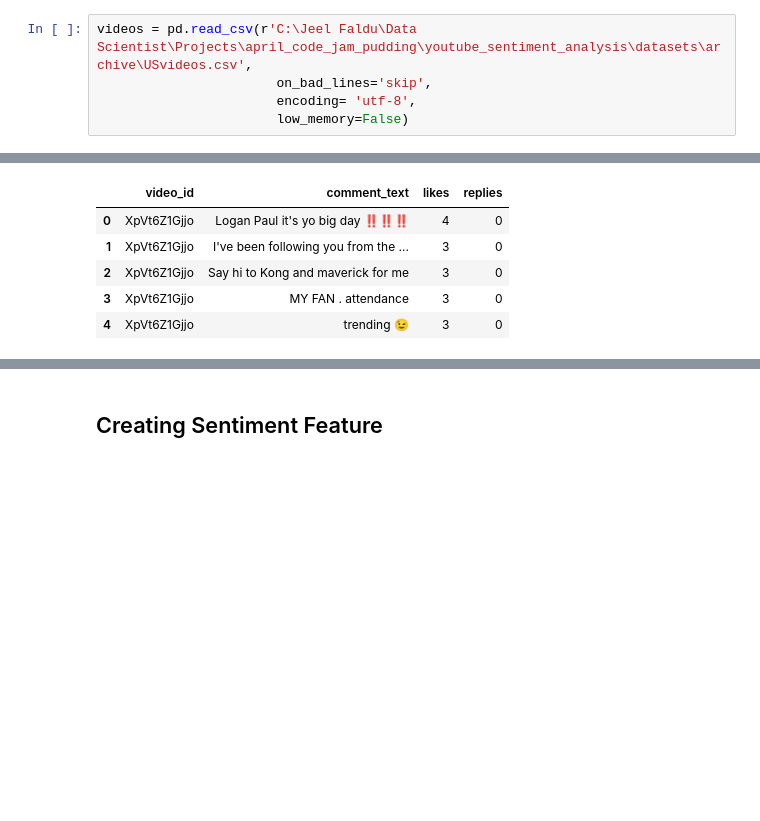
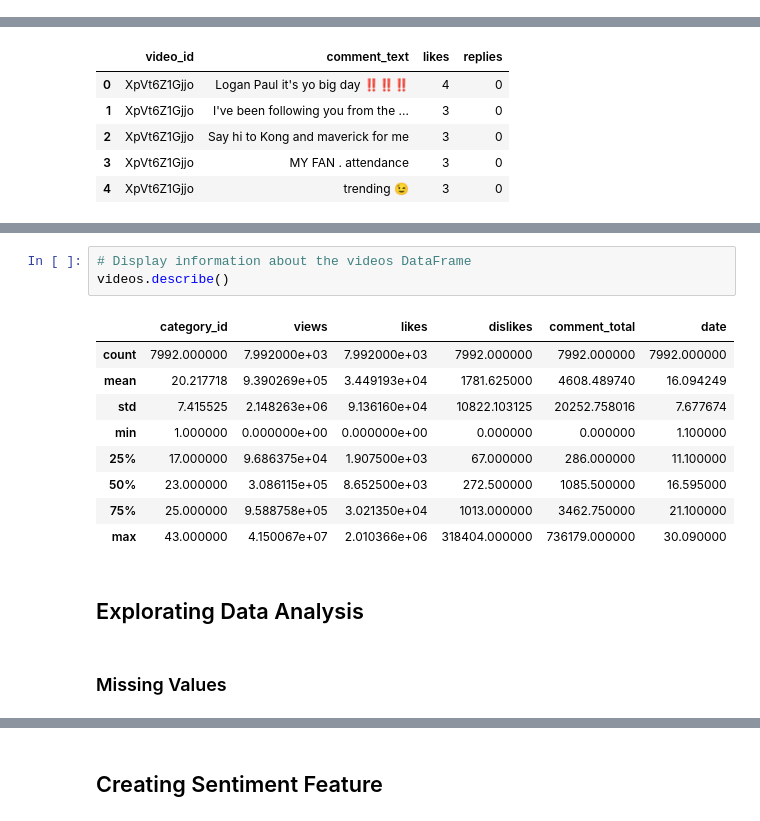
Before and after one commit to betanight/youtube_sentiment_analysis, a Jupyter notebook: notebooks/eda_sda_analysis_jeel.ipynb, the cells around one changed output, grey strips where cells are left out. Cells and saved outputs as stored; diff of their text form; blank space fills up the shorter version.

Commit message:
Added Markdowns and Comments for each code

```diff
--- a/notebooks/eda_sda_analysis_jeel.ipynb
+++ b/notebooks/eda_sda_analysis_jeel.ipynb
@@ -41,8 +45,3 @@ comments = pd.read_csv(r'C:\Jeel Faldu\Data Scientist\Projects\april_code_jam_pu
-# %%
-videos = pd.read_csv(r'C:\Jeel Faldu\Data Scientist\Projects\april_code_jam_pudding\youtube_sentiment_analysis\datasets\archive\USvideos.csv',
-                       on_bad_lines='skip',
-                       encoding= 'utf-8',
-                       low_memory=False)
 # %%
 display(comments.head(5)) # Display the first 5 rows of the comments DataFrame
 # %% [output]
@@ -276,0 +118,17 @@ display(videos.head(5)) # Display the first 10 rows of the like-dislike ratio
+# %%
+# Display information about the videos DataFrame
+videos.describe()
+# %% [output]
+|  | category_id | views | likes | dislikes | comment_total | date |
+| count | 7992.000000 | 7.992000e+03 | 7.992000e+03 | 7992.000000 | 7992.000000 | 7992.000000 |
+| mean | 20.217718 | 9.390269e+05 | 3.449193e+04 | 1781.625000 | 4608.489740 | 16.094249 |
+| std | 7.415525 | 2.148263e+06 | 9.136160e+04 | 10822.103125 | 20252.758016 | 7.677674 |
+| min | 1.000000 | 0.000000e+00 | 0.000000e+00 | 0.000000 | 0.000000 | 1.100000 |
+| 25% | 17.000000 | 9.686375e+04 | 1.907500e+03 | 67.000000 | 286.000000 | 11.100000 |
+| 50% | 23.000000 | 3.086115e+05 | 8.652500e+03 | 272.500000 | 1085.500000 | 16.595000 |
+| 75% | 25.000000 | 9.588758e+05 | 3.021350e+04 | 1013.000000 | 3462.750000 | 21.100000 |
+| max | 43.000000 | 4.150067e+07 | 2.010366e+06 | 318404.000000 | 736179.000000 | 30.090000 |
+# %% [markdown]
+## Explorating Data Analysis
+# %% [markdown]
+### Missing Values
```
Also changed, not shown: parts of 112 cells of this notebook.
